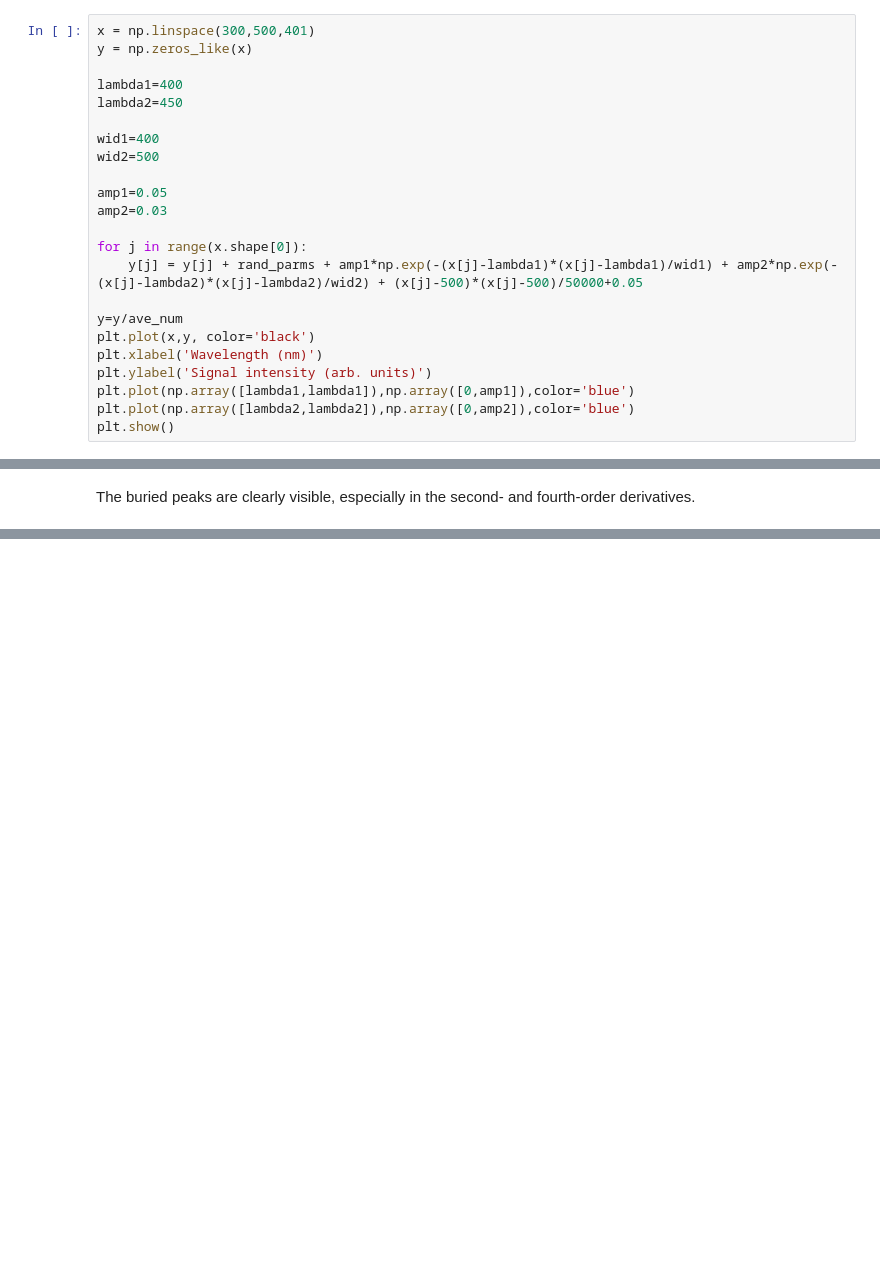
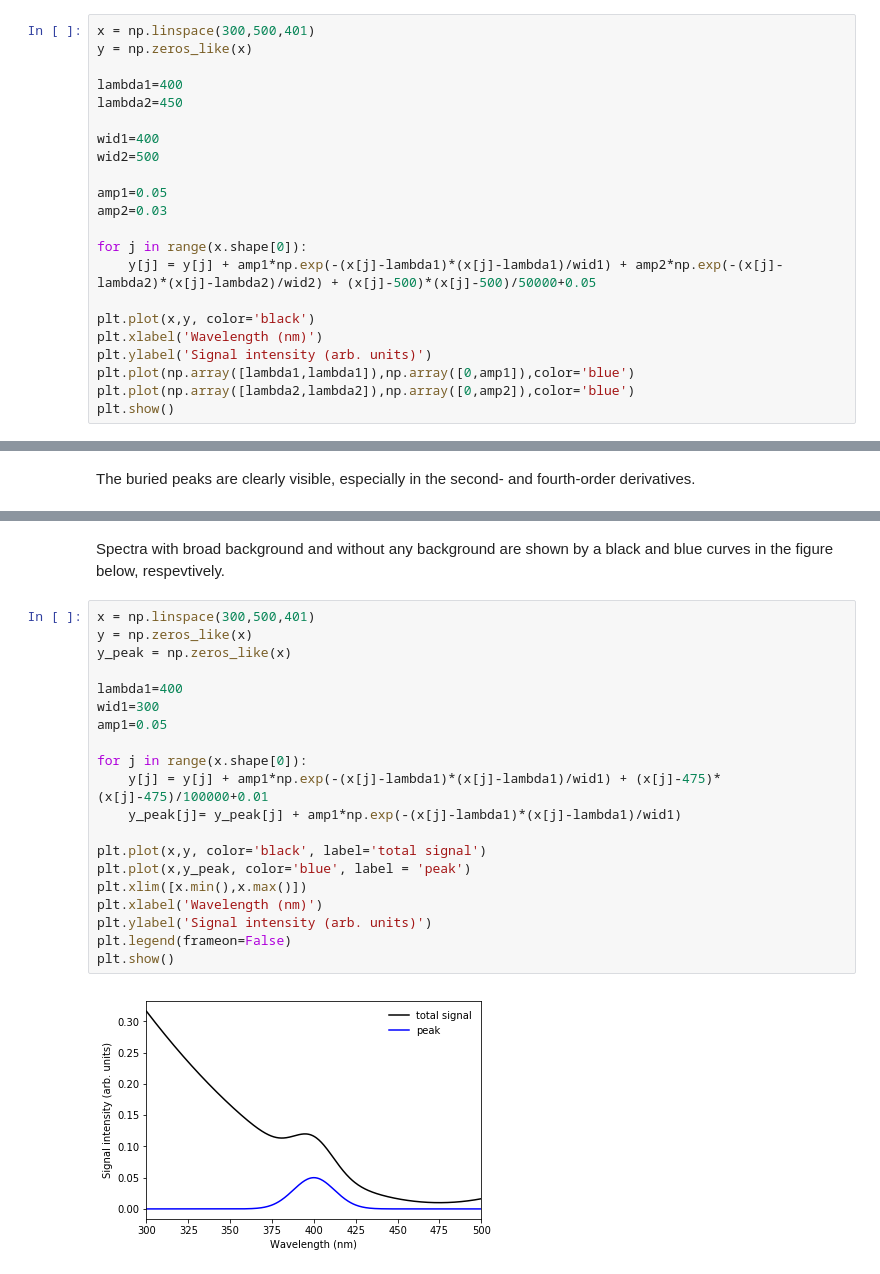
Before and after one commit to ksonod/scientific_works, a Jupyter notebook: derivative_spectra/derivative_spectra.ipynb, the cells around one changed output, grey strips where cells are left out. Saved outputs shown, nothing was run; the diff lists cells and outputs as text; blank space fills up the shorter version.

```diff
--- a/derivative_spectra/derivative_spectra.ipynb
+++ b/derivative_spectra/derivative_spectra.ipynb
@@ -269,9 +275,8 @@ amp1=0.05
 amp2=0.03
 
 for j in range(x.shape[0]):
-    y[j] = y[j] + rand_parms + amp1*np.exp(-(x[j]-lambda1)*(x[j]-lambda1)/wid1) + amp2*np.exp(-(x[j]-lambda2)*(x[j]-lambda2)/wid2) + (x[j]-500)*(x[j]-500)/50000+0.05
+    y[j] = y[j] + amp1*np.exp(-(x[j]-lambda1)*(x[j]-lambda1)/wid1) + amp2*np.exp(-(x[j]-lambda2)*(x[j]-lambda2)/wid2) + (x[j]-500)*(x[j]-500)/50000+0.05
 
-y=y/ave_num
 plt.plot(x,y, color='black')
 plt.xlabel('Wavelength (nm)')
 plt.ylabel('Signal intensity (arb. units)')
@@ -340,0 +348,24 @@ The buried peaks are clearly visible, especially in the second- and fourth-order
+# %% [markdown]
+Spectra with broad background and without any background are shown by a black and blue curves in the figure below, respevtively.
+# %%
+x = np.linspace(300,500,401)
+y = np.zeros_like(x)
+y_peak = np.zeros_like(x)
+
+lambda1=400
+wid1=300
+amp1=0.05
+
+for j in range(x.shape[0]):
+    y[j] = y[j] + amp1*np.exp(-(x[j]-lambda1)*(x[j]-lambda1)/wid1) + (x[j]-475)*(x[j]-475)/100000+0.01
+    y_peak[j]= y_peak[j] + amp1*np.exp(-(x[j]-lambda1)*(x[j]-lambda1)/wid1)
+
+plt.plot(x,y, color='black', label='total signal')
+plt.plot(x,y_peak, color='blue', label = 'peak')
+plt.xlim([x.min(),x.max()])
+plt.xlabel('Wavelength (nm)')
+plt.ylabel('Signal intensity (arb. units)')
+plt.legend(frameon=False)
+plt.show()
+# %% [output]
+[figure, added]
```
Also changed, not shown: parts of 20 cells of this notebook.
